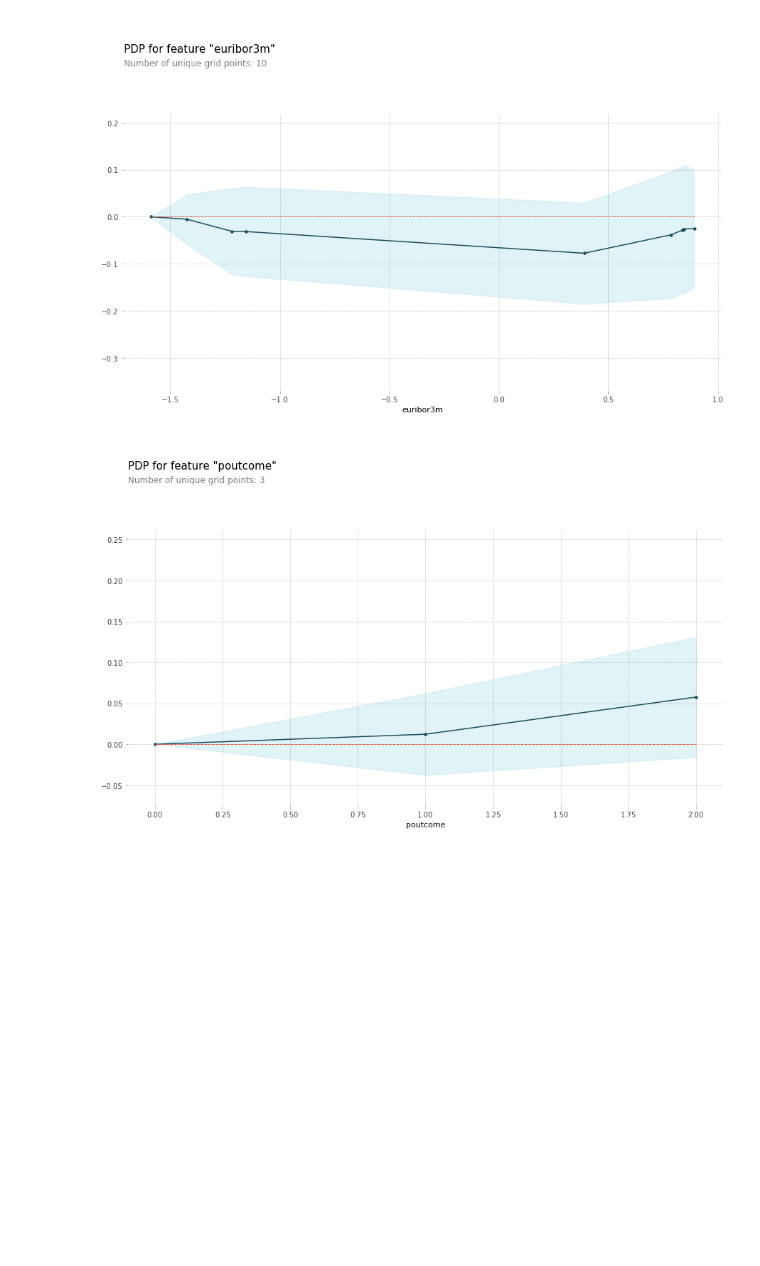
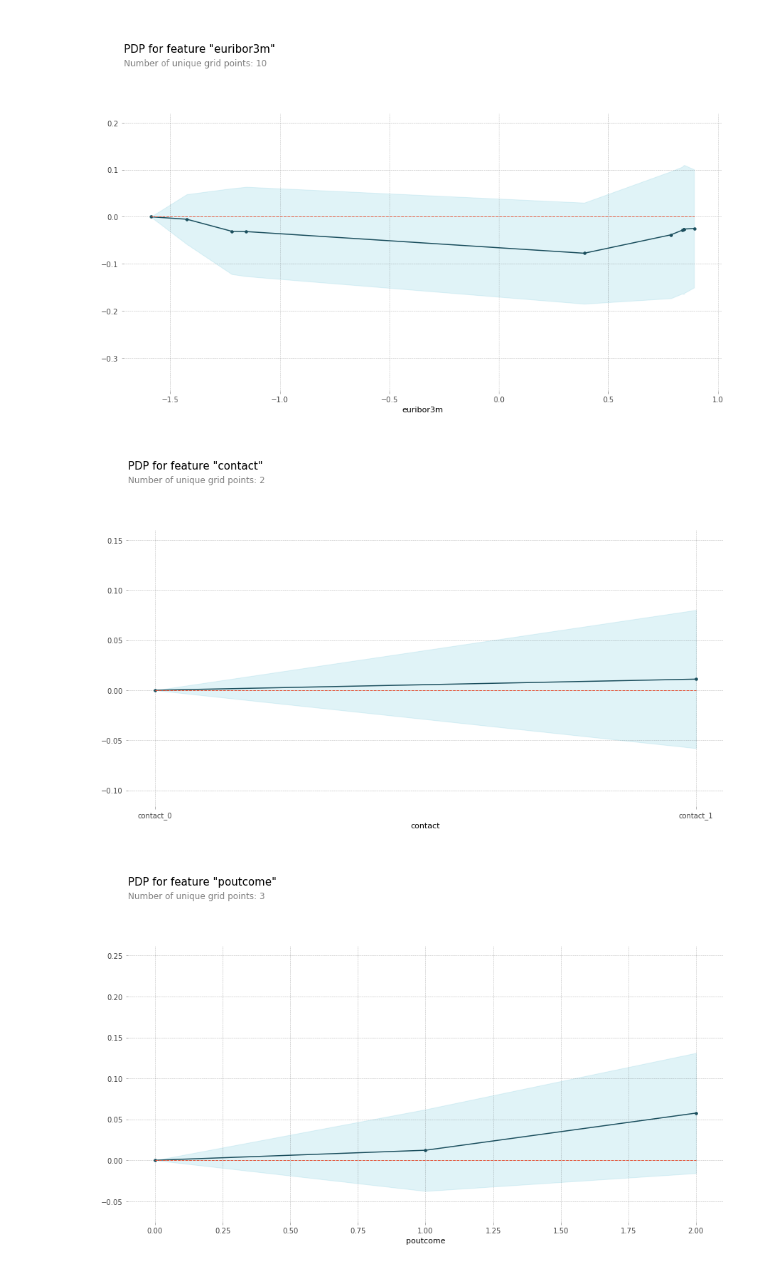
Before and after one commit to Jun-depo/Bank-deposit-subscription, a Jupyter notebook: Bank deposit--unbalanced-data-one-hot-encoder-RF-Wt_Balanced-feat-importance.ipynb, the cells around one changed output. Drawn from its saved outputs; the diff is of its cells as text; code cells hidden in the pictures; blank space fills up the shorter version.

```diff
--- a/Bank deposit--unbalanced-data-one-hot-encoder-RF-Wt_Balanced-feat-importance.ipynb
+++ b/Bank deposit--unbalanced-data-one-hot-encoder-RF-Wt_Balanced-feat-importance.ipynb
@@ -319,6 +299,17 @@ plt.savefig("PDP_Euribor3m.png", dpi=300)
 plt.show()
 # %% [output]
 [figure]
+# %%
+# Create the data that we will plot
+feat_name = 'contact'
+pltt = pdp.pdp_isolate(model=clf_rf6, dataset=X_test, model_features=feature_names, feature=feat_name)
+
+# plot it
+pdp.pdp_plot(pltt, feat_name)
+plt.savefig("PDP_contact.png", dpi=300)
+plt.show()
+# %% [output]
+[figure, added]
 # %%
 # Create the data that we will plot
 feat_name = 'poutcome'
```
Also changed, not shown: parts of 5 cells of this notebook, 3 other files.
